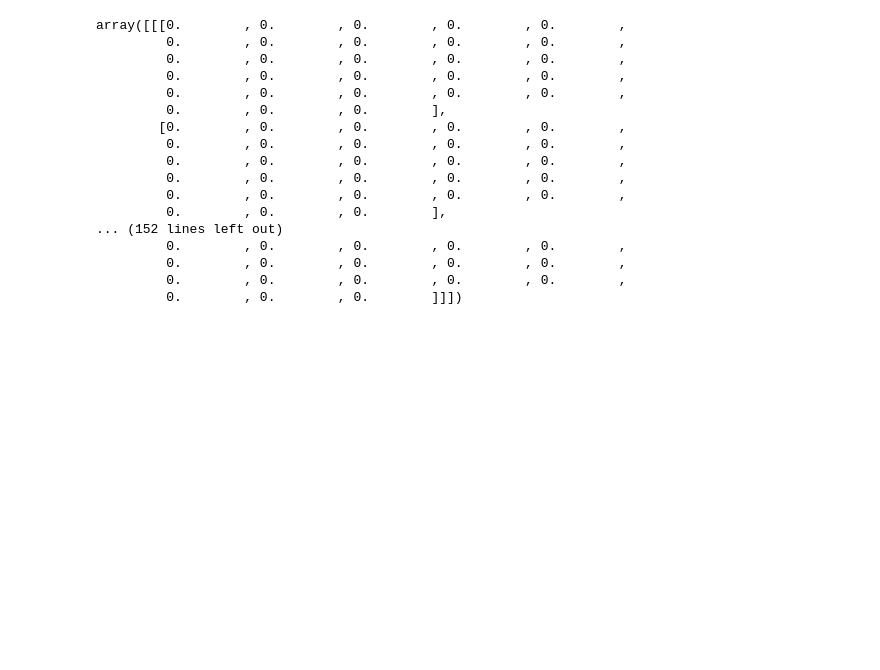
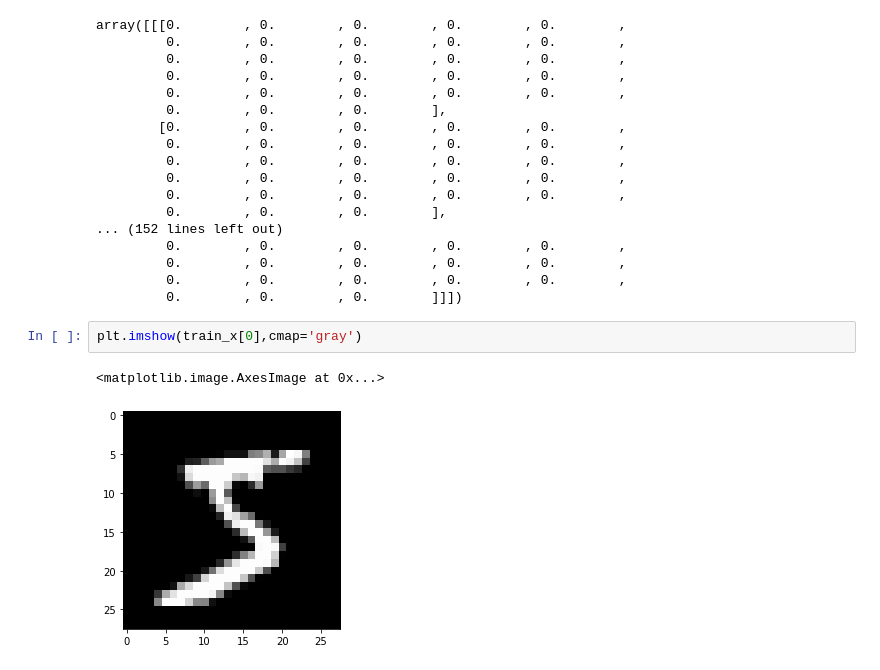
Before and after one commit to lavima/itf31519-practical-machine-learning, a Jupyter notebook: itf31519-workshop-4-11-mlp-on-image-data.ipynb, the cells around one changed output. Drawn from its saved outputs; the diff is of its cells as text; blank space fills up the shorter version.

```diff
--- a/itf31519-workshop-4-11-mlp-on-image-data.ipynb
+++ b/itf31519-workshop-4-11-mlp-on-image-data.ipynb
@@ -73,6 +102,11 @@ array([[[0.        , 0.        , 0.        , 0.        , 0.        ,
          0.        , 0.        , 0.        , 0.        , 0.        ,
          0.        , 0.        , 0.        , 0.        , 0.        ,
          0.        , 0.        , 0.        ]]])
+# %%
+plt.imshow(train_x[0],cmap='gray')
+# %% [output]
+<matplotlib.image.AxesImage at 0x...>
+[figure, added]
 # %%
 from tensorflow.keras.models import Sequential
 from tensorflow.keras.layers import Dense, Flatten, Dropout
```
Also changed, not shown: parts of 7 cells of this notebook.
